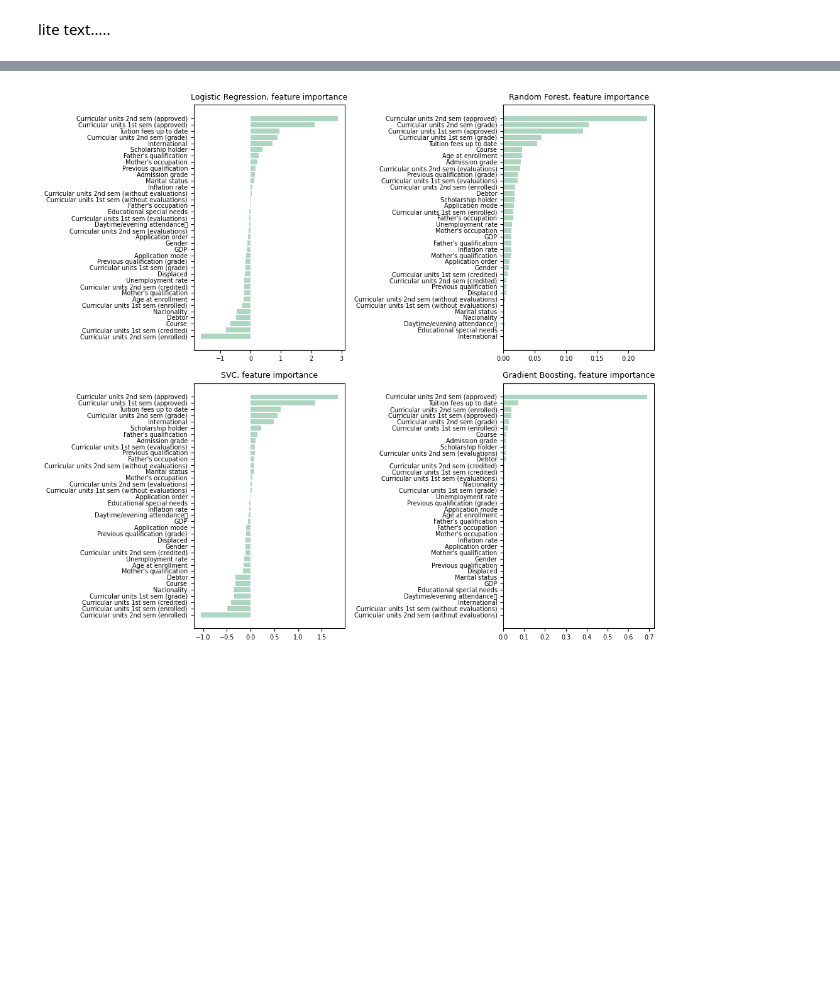
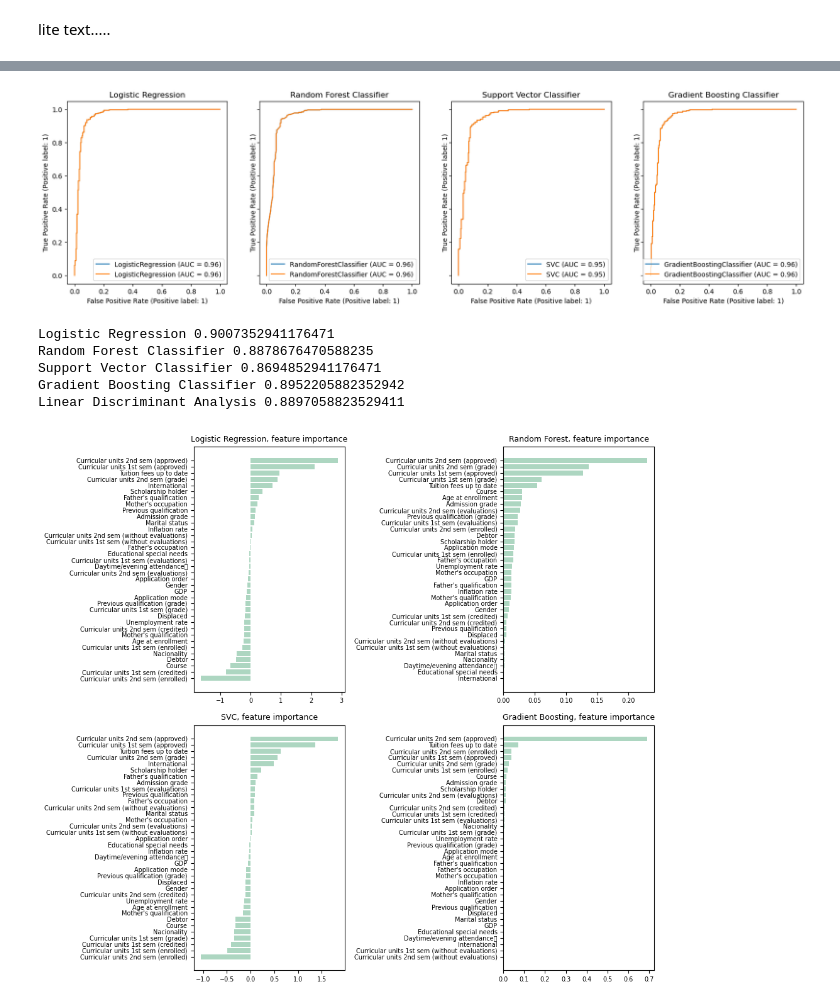
Before and after one commit to LLUhlin/data-science-project, a Jupyter notebook: student_final.ipynb, the cells around one changed output, grey strips where cells are left out. Cells and saved outputs as stored; diff of their text form; code cells hidden in the pictures; blank space fills up the shorter version.

```diff
--- a/student_final.ipynb
+++ b/student_final.ipynb
@@ -421,18 +422,3 @@ display(res_hyp_par)
 | Random Forest Classifier | 0.909087 | {'n_estimators': 50, 'min_samples... |
 | Support Vector Classifier | 0.908699 | {'kernel': 'linear', 'gamma': 'sc... |
 | Gradient Boosting Classifier | 0.899646 | {'n_estimators': 200, 'max_leaf_n... |
-# %%
-# OBS NY KOD SOM SKA LÄGGAS IN!!!!!
-# OBS!!! köra Cross val predict, som bygger på den data som den inte sett
-# Cross validation med cross_val_predict
-clf = {'Logistic Regression': LogisticRegression(),
-       'Random Forest Classifier': RandomForestClassifier(),
-       'Support Vector Classifier': SVC(),
-       'Gradient Boosting Classifier': GradientBoostingClassifier(),
-       'Linear Discriminant Analysis': LinearDiscriminantAnalysis()}
-
-res_hyp_par = pd.DataFrame(columns = ['Accuracy', 'Optimized hyperparameters'])
-
-for i, (mdl, clf) in enumerate(clf.items()):
-    y_pred_cv = cross_val_predict(clf, X_train_scaled, y_train, n_jobs=-1, cv=5)
-    print(mdl, accuracy_score(y_train, y_pred_cv))
@@ -516,3 +489,45 @@ display(sum.style.format("{:.2%}"))
+# %%
+# OBS NY KOD SOM SKA LÄGGAS IN!!!!!
+
+# ROC Curve comparison
+clf = {'Logistic Regression': LogisticRegression(),
+       'Random Forest Classifier': RandomForestClassifier(),
+       'Support Vector Classifier': SVC(),
+       'Gradient Boosting Classifier': GradientBoostingClassifier()}
+
+# lda has no ROC curve
+
+f, axes = plt.subplots(1, 4, figsize=(20, 5), sharey='row')
+
+for i, (mdl, clf) in enumerate(clf.items()):
+    est = clf.fit(X_train_scaled, y_train)
+    rc = RocCurveDisplay.from_estimator(est, X_test_scaled, y_test, ax=axes[i])
+    rc.plot(ax=axes[i])
+    rc.ax_.set_title(mdl)
+
+plt.show()
+# %% [output]
+[figure, added]
+# %%
+# OBS NY KOD SOM SKA LÄGGAS IN!!!!!
+
+# OBS!!! köra Cross val predict, som bygger på den data som den inte sett
+# Cross validation med cross_val_predict
+clf = {'Logistic Regression': LogisticRegression(),
+       'Random Forest Classifier': RandomForestClassifier(),
+       'Support Vector Classifier': SVC(),
+       'Gradient Boosting Classifier': GradientBoostingClassifier(),
+       'Linear Discriminant Analysis': LinearDiscriminantAnalysis()}
+
+for i, (mdl, clf) in enumerate(clf.items()):
+    y_pred_cv = cross_val_predict(clf, X_test_scaled, y_test, n_jobs=-1, cv=5)
+    print(mdl, accuracy_score(y_test, y_pred_cv))
+# %% [output]
+Logistic Regression 0.9007352941176471
+Random Forest Classifier 0.8878676470588235
+Support Vector Classifier 0.8694852941176471
+Gradient Boosting Classifier 0.8952205882352942
+Linear Discriminant Analysis 0.8897058823529411
 # %%
 # Looking at the most important features for the models
 lr = LogisticRegression()
```
Also changed, not shown: parts of 11 cells of this notebook.
